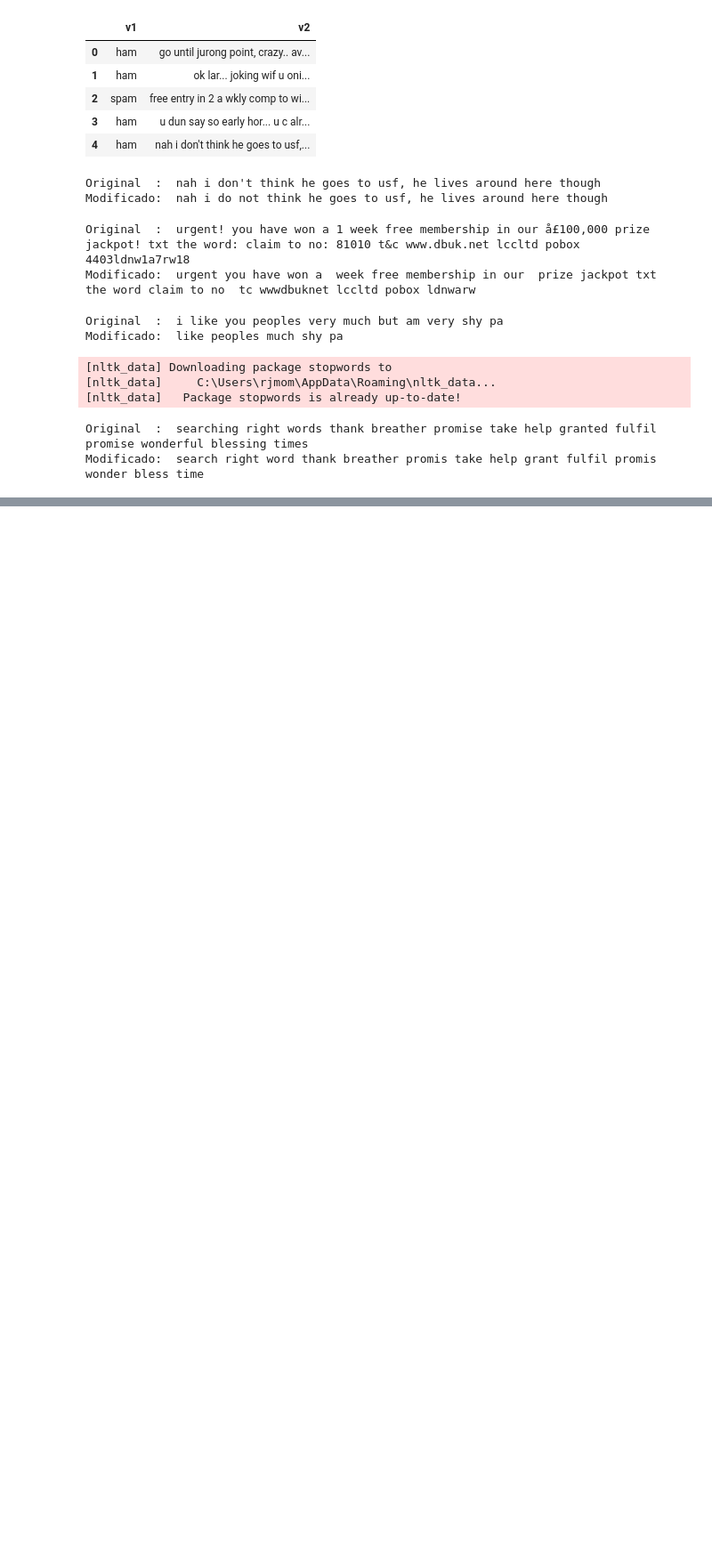
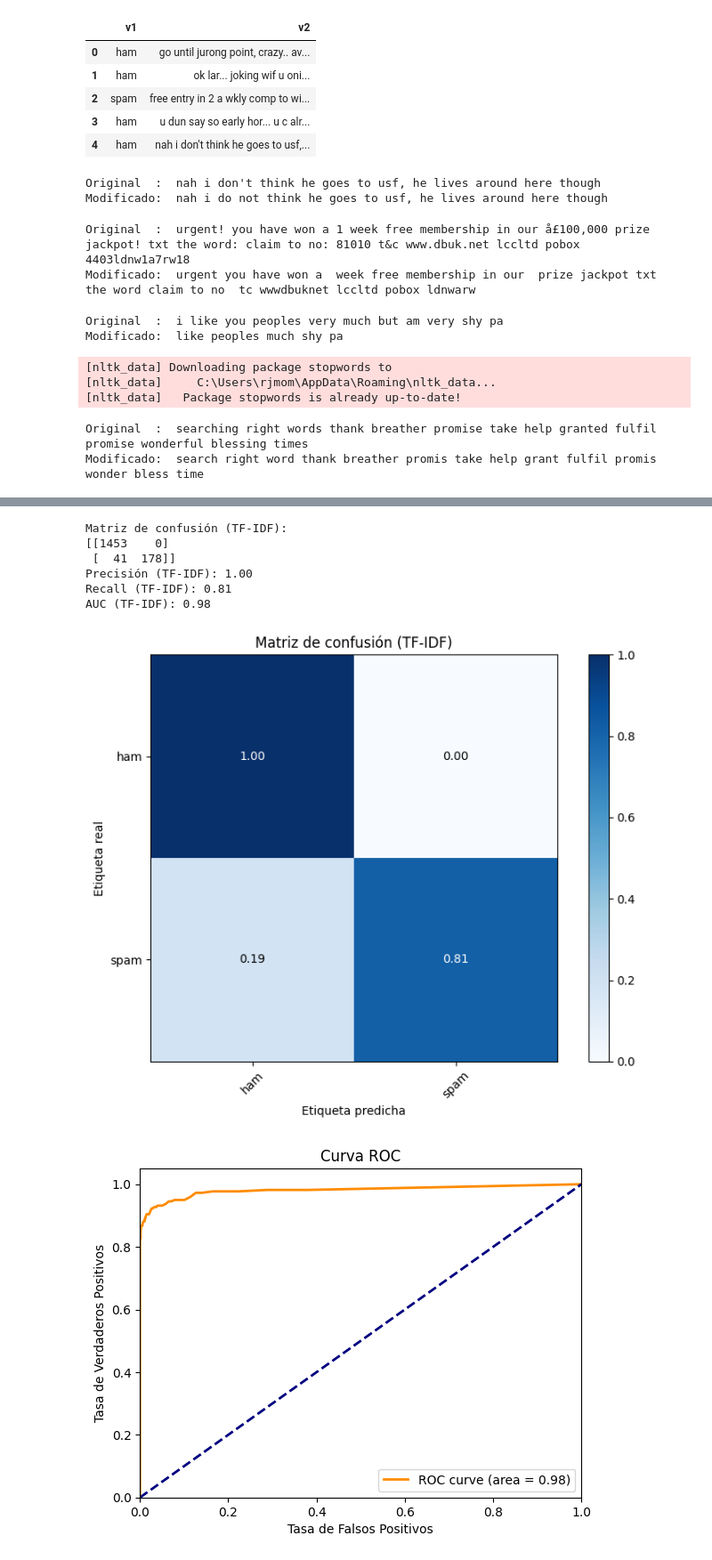
Before and after one commit to her20053/Security-Data-Science, a Jupyter notebook: Laboratorio 2/Lab2.ipynb, the cells around one changed output, grey strips where cells are left out. Shown at 89% size. Cells and saved outputs as stored; diff of their text form; code cells hidden in the pictures; blank space fills up the shorter version.

```diff
--- a/Laboratorio 2/Lab2.ipynb
+++ b/Laboratorio 2/Lab2.ipynb
@@ -103,0 +188,11 @@ Representacion de Texto
+# %%
+# Dividir los datos en entrenamiento y prueba
+X = data['v2']
+y = data['v1']
+
+# Dividir los datos en conjuntos de entrenamiento y prueba (70% de entrenamiento, 30% de prueba)
+X_train, X_test, y_train, y_test = train_test_split(X, y, test_size=0.3, random_state=42)
+
+# Mostrar la cantidad de ejemplos en cada conjunto
+print("Número de ejemplos de entrenamiento:", len(X_train))
+print("Número de ejemplos de prueba:", len(X_test))
@@ -103,0 +202,18 @@ Representacion de Texto
+# %%
+# Representación Bow (n=1) para el conjunto de entrenamiento
+X_train_bow1 = bow1.fit_transform(X_train)
+
+# Representación Bow (n=1) para el conjunto de prueba
+X_test_bow1 = bow1.transform(X_test)
+
+# Representación Bow (n=2) para el conjunto de entrenamiento
+X_train_bow2 = bow2.fit_transform(X_train)
+
+# Representación Bow (n=2) para el conjunto de prueba
+X_test_bow2 = bow2.transform(X_test)
+
+# Representación TF-IDF para el conjunto de entrenamiento
+X_train_tv = tv.fit_transform(X_train)
+
+# Representación TF-IDF para el conjunto de prueba
+X_test_tv = tv.transform(X_test)
@@ -103,0 +335,11 @@ Representacion de Texto
+# %%
+train_and_evaluate_model(X_train_tv, y_train, X_test_tv, y_test, "TF-IDF")
+# %% [output]
+Matriz de confusión (TF-IDF):
+[[1453    0]
+ [  41  178]]
+Precisión (TF-IDF): 1.00
+Recall (TF-IDF): 0.81
+AUC (TF-IDF): 0.98
+[figure, added]
+[figure, added]
```
Also changed, not shown: parts of 15 cells of this notebook, 1 other file.
